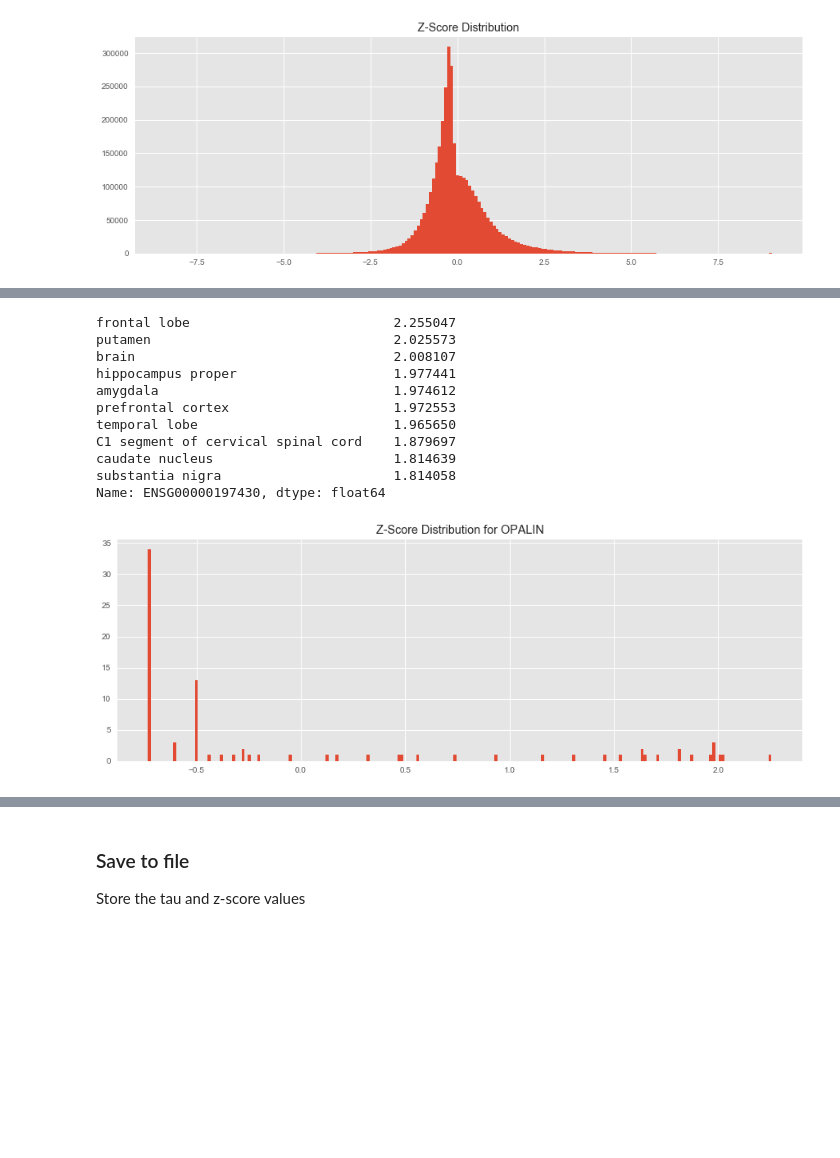
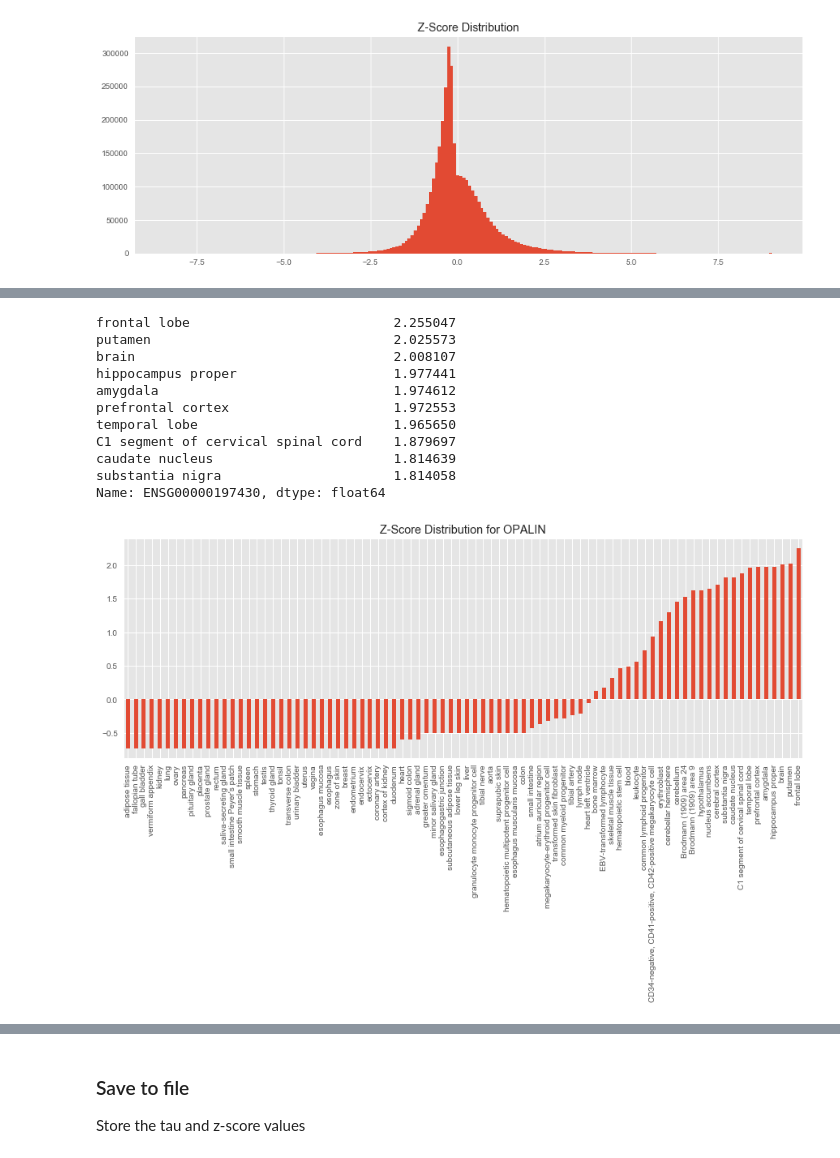
Before and after one commit to opentargets-archive/expression_analysis, a Jupyter notebook: rna_expression_analysis.ipynb, the cells around one changed output, grey strips where cells are left out. Cells and saved outputs as stored; diff of their text form; code cells hidden in the pictures; blank space fills up the shorter version.

```diff
--- a/rna_expression_analysis.ipynb
+++ b/rna_expression_analysis.ipynb
@@ -307,24 +307,25 @@ Name: ENSG00000113525, dtype: float64
 # %%
 # Is OPALIN specifically expressed in brain?
 print(z.T['ENSG00000197430'].sort_values(ascending=False).head(n=10))
 
 plt.figure(figsize=(15, 5))
 plt.title('Z-Score Distribution for OPALIN')
-plt.hist(z.T['ENSG00000197430'], bins=200)
+# plt.hist(z.T['ENSG00000197430'], bins=200)
+z.T['ENSG00000197430'].sort_values().plot.bar()
 plt.show()
 # %% [output]
 frontal lobe                          2.255047
 putamen                               2.025573
 brain                                 2.008107
 hippocampus proper                    1.977441
 amygdala                              1.974612
 prefrontal cortex                     1.972553
 temporal lobe                         1.965650
 C1 segment of cervical spinal cord    1.879697
 caudate nucleus                       1.814639
 substantia nigra                      1.814058
 Name: ENSG00000197430, dtype: float64
-[figure, old version]
+[figure, new version]
 # %%
 # Is MB specifically expressed in heart and muscle?
 print(z.T['ENSG00000198125'].sort_values(ascending=False).head(n=10))
```
Also changed, not shown: parts of 2 cells of this notebook.
